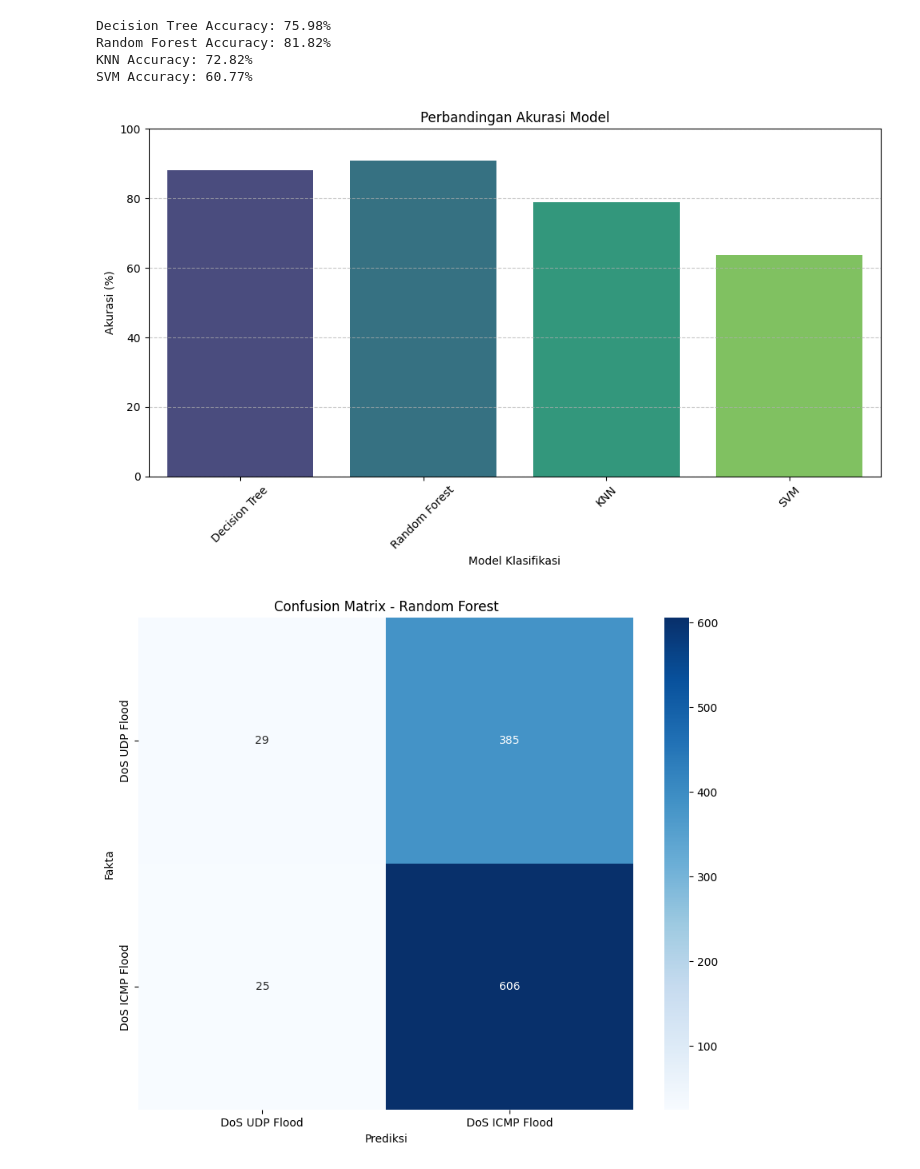
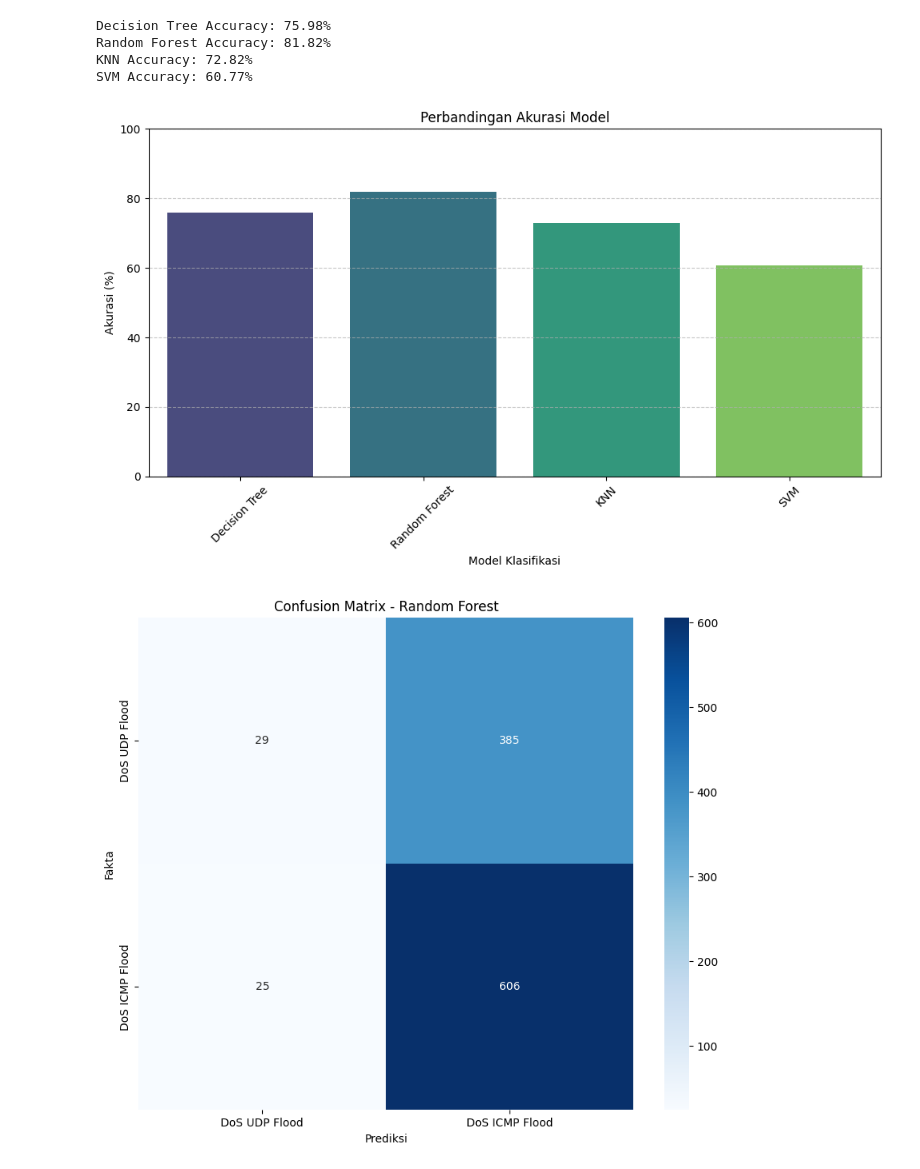
Before and after one commit to DipoLetris/DataMining, a Jupyter notebook: UTS_DataMining.ipynb, the cells around one changed output. Drawn from its saved outputs; the diff is of its cells as text; code cells hidden in the pictures.

```diff
--- a/UTS_DataMining.ipynb
+++ b/UTS_DataMining.ipynb
@@ -148,30 +147,30 @@ SVM Accuracy: 60.77%
 # %%
 import matplotlib.pyplot as plt
 import seaborn as sns
 
 model_names = ['Decision Tree', 'Random Forest', 'KNN', 'SVM']
-accuracies = [88.20, 90.79, 78.85, 63.64]
+accuracies = [75.98,81.82,72.82,60.77]
 
 
 import pandas as pd
 df_accuracy = pd.DataFrame({
     'Model': model_names,
     'Accuracy (%)': accuracies
 })
 
 plt.figure(figsize=(10, 6))
 sns.barplot(data=df_accuracy, x='Model', y='Accuracy (%)', hue='Model', palette='viridis', legend=False)
 
 plt.ylim(0, 100)
 plt.title('Perbandingan Akurasi Model')
 plt.ylabel('Akurasi (%)')
 plt.xlabel('Model Klasifikasi')
 plt.xticks(rotation=45)
 plt.grid(axis='y', linestyle='--', alpha=0.7)
 plt.tight_layout()
 plt.show()
 # %% [output]
-[figure, old version]
+[figure, new version]
 # %%
 import seaborn as sns
 import matplotlib.pyplot as plt
```
Also changed, not shown: parts of 1 cell of this notebook.
